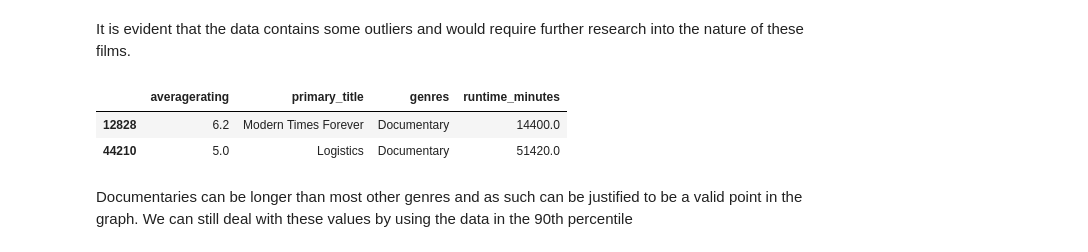
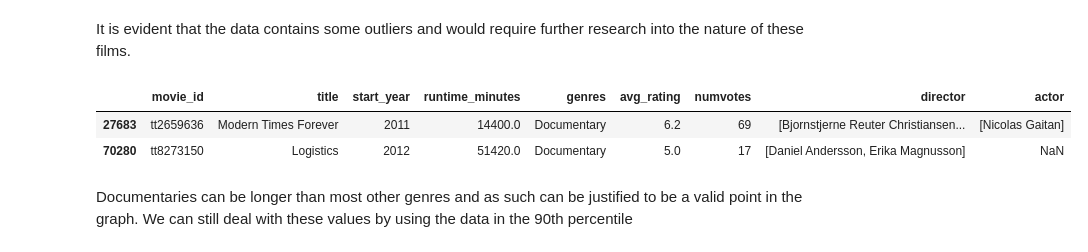
Before and after one commit to kafura0/Microsoft1_Film_Studio_Analysis, a Jupyter notebook: index.ipynb, the cells around one changed output. Saved outputs shown, nothing was run; the diff lists cells and outputs as text; code cells hidden in the pictures.

```diff
--- a/index.ipynb
+++ b/index.ipynb
@@ -412,0 +428,17 @@ directorsTable.head(20)
+# %%
+actors_table_query = """
+SELECT
+    movie_id,
+    primary_name AS actor
+FROM principals
+JOIN persons
+    USING(person_id)
+WHERE category = 'actor'
+;
+"""
+actorsTable = pd.read_sql(actors_table_query, conn)
+
+actorsTable = actorsTable.drop_duplicates()
+
+actorsTable = actorsTable.groupby('movie_id')['actor'].apply(list)
+actorsTable.head()
@@ -412,0 +453,7 @@ directorsTable.head(20)
+# %%
+imdb_table1 = pd.merge(moviesTable, directorsTable, how='left', on='movie_id')
+
+imdb_Table = pd.merge(imdb_table1, actorsTable, how='left', on='movie_id')
+
+imdb_and_tmdb_merged_Table = pd.merge(imdb_table2, tmdb_movies_df, how='left', on='title')
+imdb_and_tmdb_merged_Table.isna().sum()
@@ -412,0 +478,4 @@ directorsTable.head(20)
+# %%
+# fill NaN runtime rows with the median
+imdb_Table['runtime_minutes'].fillna(imdb_Table['runtime_minutes'].median(), inplace = True)
+imdb_Table.head()
@@ -412,0 +489,3 @@ directorsTable.head(20)
+# %%
+# drop rows whose start year are future dates > 2024
+imdb_Table.drop(imdb_Table[imdb_Table.start_year > 2024].index, inplace = True)
@@ -453,11 +533,11 @@ plt.show()
 # %% [markdown]
 It is evident that the data contains some outliers and would require further research into the nature of these films.
 # %%
-runtime_and_rating.loc[runtime_and_rating['runtime_minutes'] > 10000]
+imdb_Table.loc[imdb_Table['runtime_minutes'] > 10000]
 # %% [output]
-|  | averagerating | primary_title | genres | runtime_minutes |
-| 12828 | 6.2 | Modern Times Forever | Documentary | 14400.0 |
-| 44210 | 5.0 | Logistics | Documentary | 51420.0 |
+|  | movie_id | title | start_year | runtime_minutes | genres | avg_rating | numvotes | director | actor |
+| 27683 | tt2659636 | Modern Times Forever | 2011 | 14400.0 | Documentary | 6.2 | 69 | [Bjornstjerne Reuter Christiansen... | [Nicolas Gaitan] |
+| 70280 | tt8273150 | Logistics | 2012 | 51420.0 | Documentary | 5.0 | 17 | [Daniel Andersson, Erika Magnusson] | NaN |
 # %% [markdown]
 Documentaries can be longer than most other genres and as such can be justified to be a valid point in the graph. We can still deal with these values by using the data in the 90th percentile
 # %%
```
Also changed, not shown: parts of 30 cells of this notebook.
